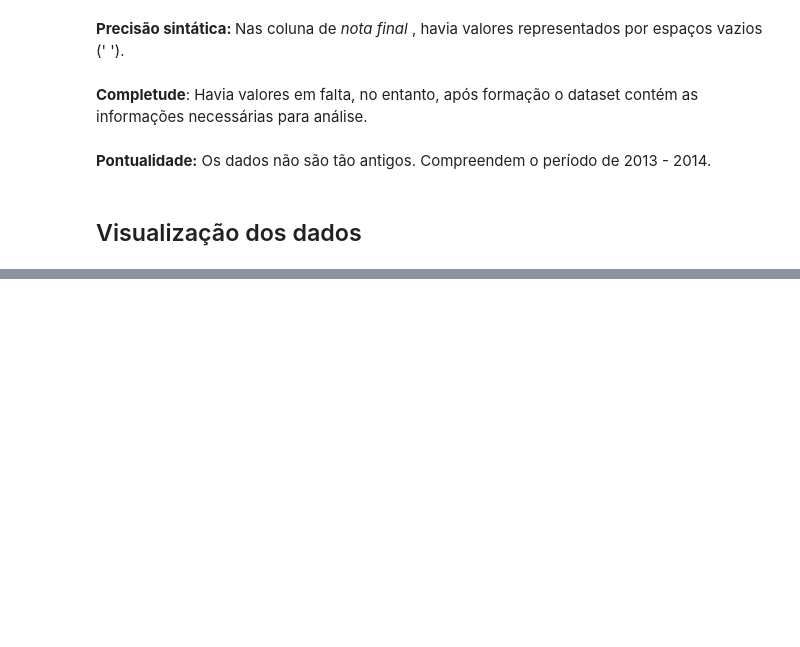
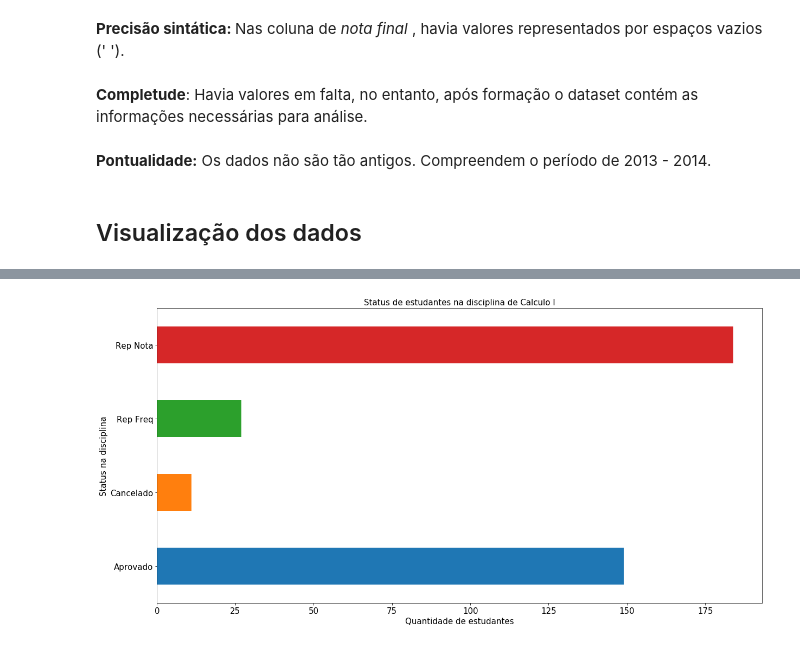
Before and after one commit to julianyraiol/analise-dados-ciclo-basico-uea, a Jupyter notebook: develop/analysis.ipynb, the cells around one changed output, grey strips where cells are left out. Saved outputs shown, nothing was run; the diff lists cells and outputs as text; code cells hidden in the pictures; blank space fills up the shorter version.

```diff
--- a/develop/analysis.ipynb
+++ b/develop/analysis.ipynb
@@ -91,0 +110,8 @@ Length: 147, dtype: int64
+# %%
+query.groupby('situacao_hist')['situacao_hist'].count().plot(kind='barh', figsize=(20,10), fontsize=15)
+plt.title('Status de estudantes na disciplina de Calculo I', fontsize=15)
+plt.xlabel('Quantidade de estudantes', fontsize=15)
+plt.ylabel('Status na disciplina', fontsize=15)
+plt.show()
+# %% [output]
+[figure, added]
```
Also changed, not shown: parts of 30 cells of this notebook, 3 other files.
